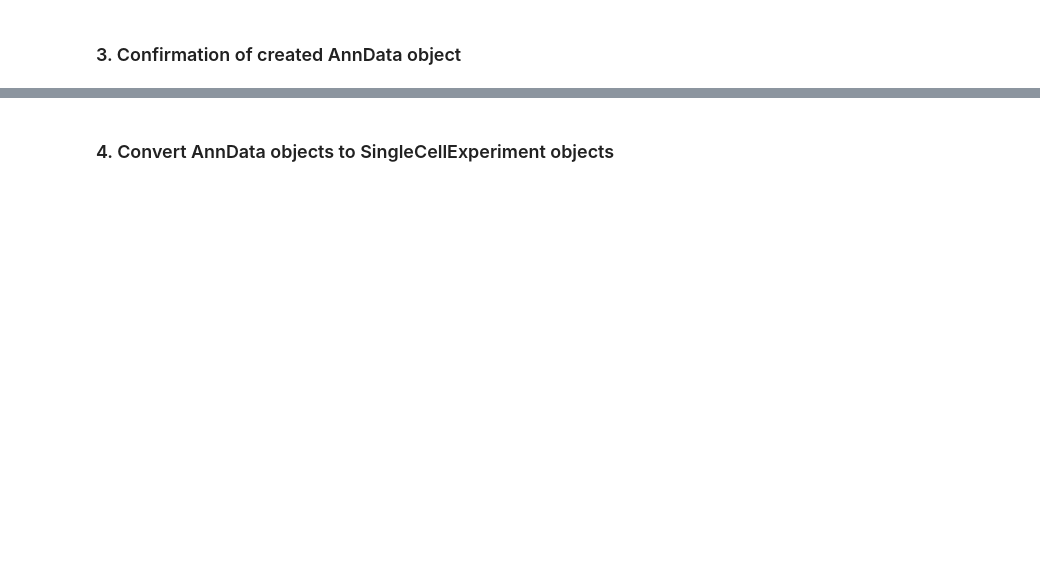
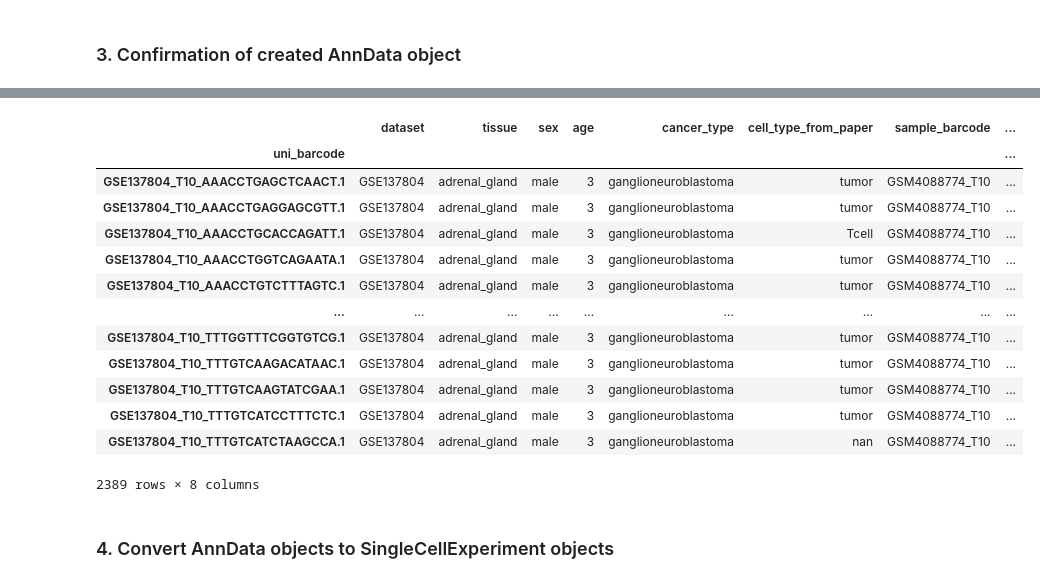
Before and after one commit to tuonglab/pan-paedcancer-scrnaseq, a Jupyter notebook: notebooks/GSE137804.ipynb, the cells around one changed output, grey strips where cells are left out. Cells and saved outputs as stored; diff of their text form; code cells hidden in the pictures; blank space fills up the shorter version.

```diff
--- a/notebooks/GSE137804.ipynb
+++ b/notebooks/GSE137804.ipynb
@@ -446,0 +490,3 @@ AnnData object with n_obs × n_vars = 960 × 33514
+# %%
+eg_tumor_adata = anndata.read_h5ad(eg_tumor)
+eg_tumor_adata
@@ -447,3 +514,20 @@ AnnData object with n_obs × n_vars = 960 × 33514
+# %%
+eg_tumor_adata.obs
+# %% [output]
+|  | dataset | tissue | sex | age | cancer_type | cell_type_from_paper | sample_barcode | ... |
+| uni_barcode |  |  |  |  |  |  |  | ... |
+| GSE137804_T10_AAACCTGAGCTCAACT.1 | GSE137804 | adrenal_gland | male | 3 | ganglioneuroblastoma | tumor | GSM4088774_T10 | ... |
+| GSE137804_T10_AAACCTGAGGAGCGTT.1 | GSE137804 | adrenal_gland | male | 3 | ganglioneuroblastoma | tumor | GSM4088774_T10 | ... |
+| GSE137804_T10_AAACCTGCACCAGATT.1 | GSE137804 | adrenal_gland | male | 3 | ganglioneuroblastoma | Tcell | GSM4088774_T10 | ... |
+| GSE137804_T10_AAACCTGGTCAGAATA.1 | GSE137804 | adrenal_gland | male | 3 | ganglioneuroblastoma | tumor | GSM4088774_T10 | ... |
+| GSE137804_T10_AAACCTGTCTTTAGTC.1 | GSE137804 | adrenal_gland | male | 3 | ganglioneuroblastoma | tumor | GSM4088774_T10 | ... |
+| ... | ... | ... | ... | ... | ... | ... | ... | ... |
+| GSE137804_T10_TTTGGTTTCGGTGTCG.1 | GSE137804 | adrenal_gland | male | 3 | ganglioneuroblastoma | tumor | GSM4088774_T10 | ... |
+| GSE137804_T10_TTTGTCAAGACATAAC.1 | GSE137804 | adrenal_gland | male | 3 | ganglioneuroblastoma | tumor | GSM4088774_T10 | ... |
+| GSE137804_T10_TTTGTCAAGTATCGAA.1 | GSE137804 | adrenal_gland | male | 3 | ganglioneuroblastoma | tumor | GSM4088774_T10 | ... |
+| GSE137804_T10_TTTGTCATCCTTTCTC.1 | GSE137804 | adrenal_gland | male | 3 | ganglioneuroblastoma | tumor | GSM4088774_T10 | ... |
+| GSE137804_T10_TTTGTCATCTAAGCCA.1 | GSE137804 | adrenal_gland | male | 3 | ganglioneuroblastoma | nan | GSM4088774_T10 | ... |
+2389 rows × 8 columns
 # %% [markdown]
 ### 4. Convert AnnData objects to SingleCellExperiment objects
 # %%
```
Also changed, not shown: parts of 21 cells of this notebook.
